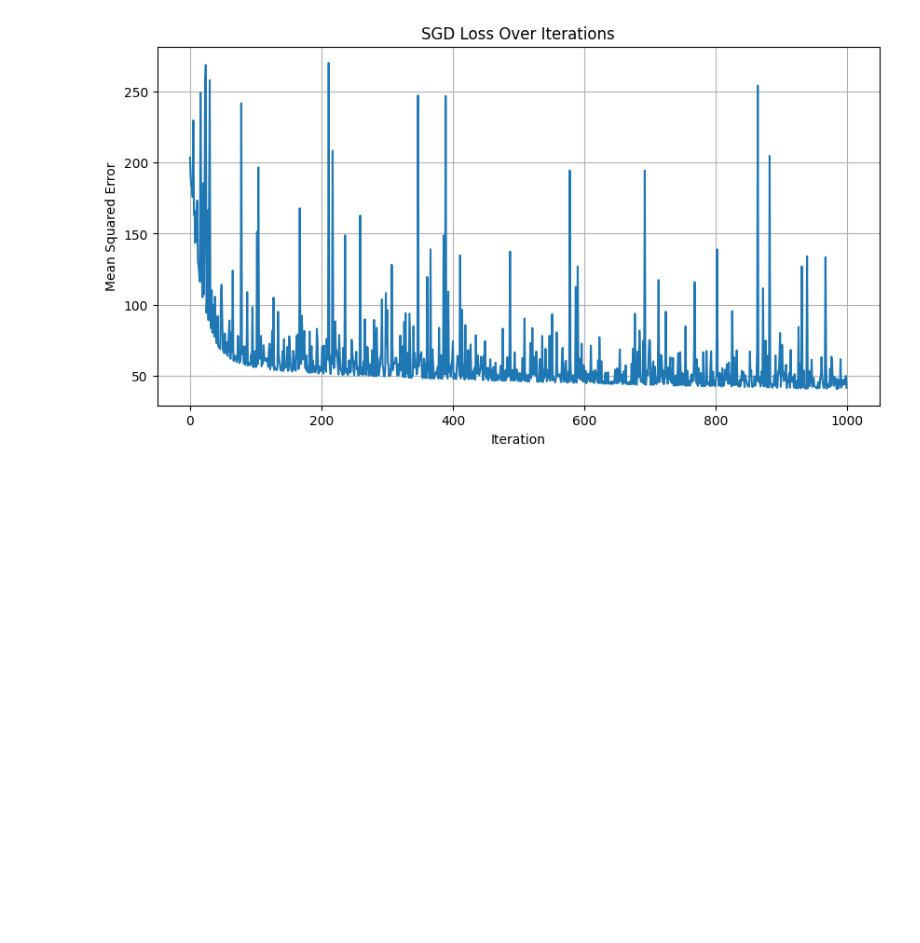
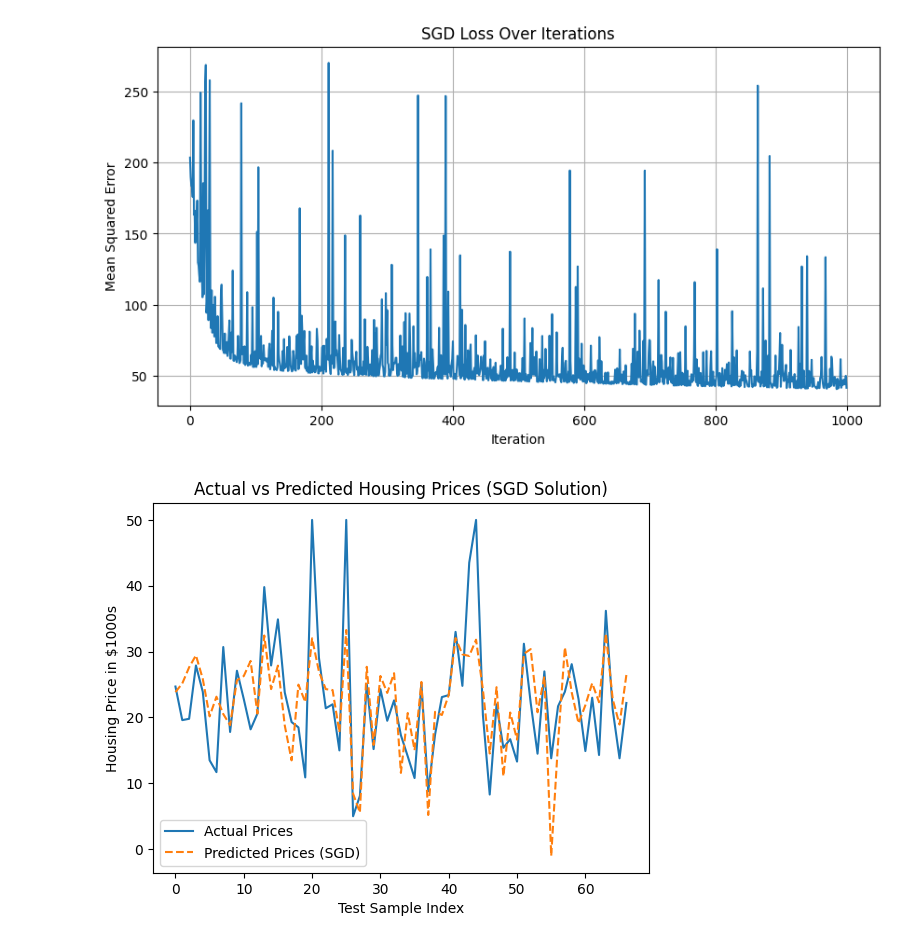
Before and after one commit to Faweenagua/ML-Regression-Projects, a Jupyter notebook: Housing Price Prediction/housingPricePrediction.ipynb, the cells around one changed output. Drawn from its saved outputs; the diff is of its cells as text; code cells hidden in the pictures; blank space fills up the shorter version.

```diff
--- a/Housing Price Prediction/housingPricePrediction.ipynb
+++ b/Housing Price Prediction/housingPricePrediction.ipynb
@@ -306,0 +308,6 @@ array([43, 39, 30, 34,  2, 21, 21, 45, 19, 25, 47, 21,  2, 27, 20, 39,  2,
+# %%
+rmse = root_mean_squared_error(y_test, y_pred_SGD)
+mse = mean_squared_error(y_test, y_pred_SGD)
+
+print(f"The calculated RMSE is: {rmse}")
+print(f"The calculated MSE is: {mse}")
@@ -388,6 +398,15 @@ class SGDLinearRegression:
         """
         return (X @ self.theta).flatten()
 
+    def get_theta(self):
+        """
+        Get the learned weights
+
+        Returns:
+        theta : array (n, 1)
+        """
+        return self.theta
+
 # Example usage with the housing data:
 # Initialize model
 sgd_model = SGDLinearRegression(learning_rate=0.000001, n_iterations=1000, batch_size=1, random_state=42)
@@ -413,3 +432,15 @@ plt.show()
 # %% [output]
 SGD Linear Regression RMSE: 6.4541
 [figure]
+# %%
+y_pred_SGD = x_test.to_numpy() @ sgd_model.get_theta()
+
+plt.plot(y_test.to_numpy(), label='Actual Prices')
+plt.plot(y_pred_SGD, label='Predicted Prices (SGD)', linestyle='--')
+plt.xlabel('Test Sample Index')
+plt.ylabel('Housing Price in $1000s')
+plt.title('Actual vs Predicted Housing Prices (SGD Solution)')
+plt.legend()
+plt.show()
+# %% [output]
+[figure, added]
```
Also changed, not shown: parts of 8 cells of this notebook.
